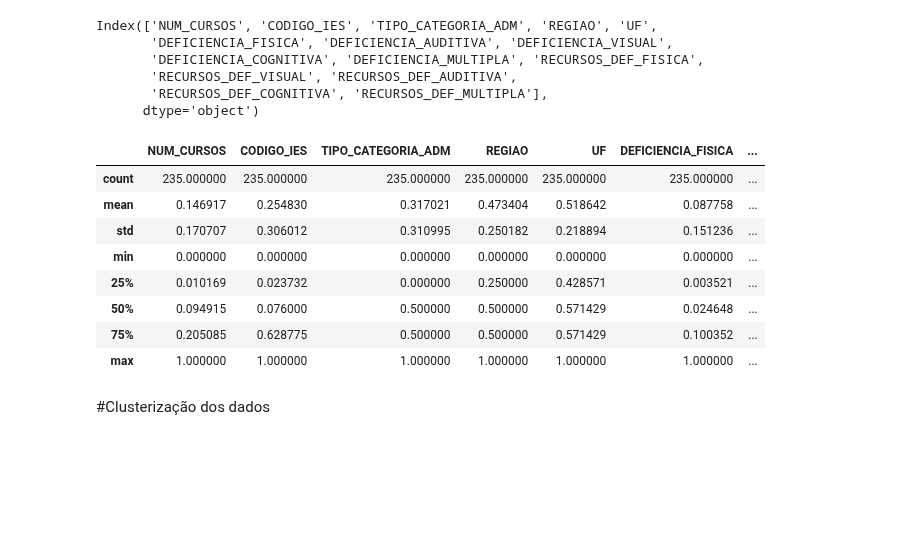
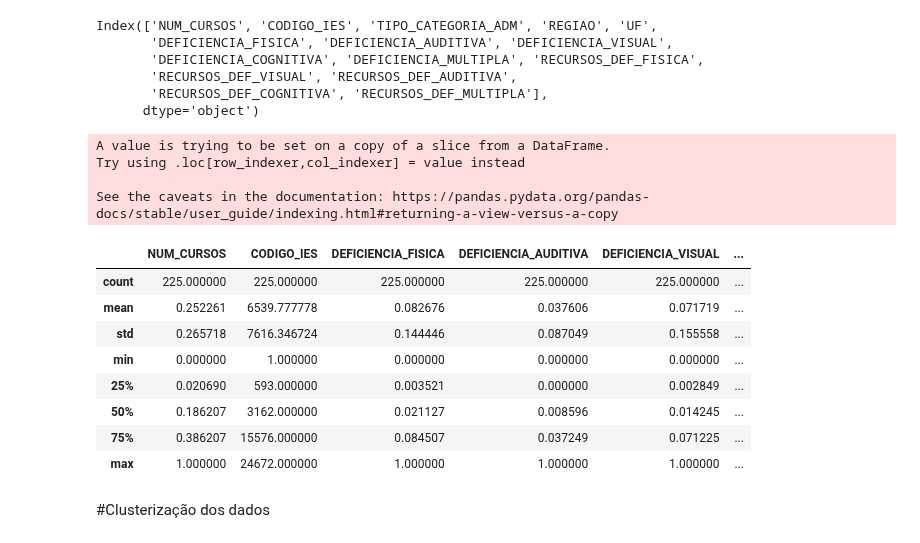
Before and after one commit to roxacarv/edulearn, a Jupyter notebook: Edulearn_clustering.ipynb, the cells around one changed output. Cells and saved outputs as stored; diff of their text form; code cells hidden in the pictures; blank space fills up the shorter version.

```diff
--- a/Edulearn_clustering.ipynb
+++ b/Edulearn_clustering.ipynb
@@ -197,15 +238,26 @@ for atributo in atributos:
-# %%
-df.describe()
-# %% [output]
-|  | NUM_CURSOS | CODIGO_IES | TIPO_CATEGORIA_ADM | REGIAO | UF | DEFICIENCIA_FISICA | ... |
-| count | 235.000000 | 235.000000 | 235.000000 | 235.000000 | 235.000000 | 235.000000 | ... |
-| mean | 0.146917 | 0.254830 | 0.317021 | 0.473404 | 0.518642 | 0.087758 | ... |
-| std | 0.170707 | 0.306012 | 0.310995 | 0.250182 | 0.218894 | 0.151236 | ... |
-| min | 0.000000 | 0.000000 | 0.000000 | 0.000000 | 0.000000 | 0.000000 | ... |
-| 25% | 0.010169 | 0.023732 | 0.000000 | 0.250000 | 0.428571 | 0.003521 | ... |
-| 50% | 0.094915 | 0.076000 | 0.500000 | 0.500000 | 0.571429 | 0.024648 | ... |
-| 75% | 0.205085 | 0.628775 | 0.500000 | 0.500000 | 0.571429 | 0.100352 | ... |
-| max | 1.000000 | 1.000000 | 1.000000 | 1.000000 | 1.000000 | 1.000000 | ... |
+# %%
+#Colunas para normalizar
+features_to_normalize = ['NUM_CURSOS','DEFICIENCIA_FISICA', 'DEFICIENCIA_AUDITIVA', 'DEFICIENCIA_VISUAL','DEFICIENCIA_COGNITIVA', 'DEFICIENCIA_MULTIPLA', 'RECURSOS_DEF_FISICA', 'RECURSOS_DEF_VISUAL', 'RECURSOS_DEF_AUDITIVA', 'RECURSOS_DEF_COGNITIVA', 'RECURSOS_DEF_MULTIPLA']
+
+novo_df[features_to_normalize] = novo_df[features_to_normalize].apply(lambda x:(x-x.min()) / (x.max()-x.min()))
+# %% [output]
+A value is trying to be set on a copy of a slice from a DataFrame.
+Try using .loc[row_indexer,col_indexer] = value instead
+
+See the caveats in the documentation: https://pandas.pydata.org/pandas-docs/stable/user_guide/indexing.html#returning-a-view-versus-a-copy
+# %%
+#Dataframe normalizado
+novo_df.describe()
+# %% [output]
+|  | NUM_CURSOS | CODIGO_IES | DEFICIENCIA_FISICA | DEFICIENCIA_AUDITIVA | DEFICIENCIA_VISUAL | ... |
+| count | 225.000000 | 225.000000 | 225.000000 | 225.000000 | 225.000000 | ... |
+| mean | 0.252261 | 6539.777778 | 0.082676 | 0.037606 | 0.071719 | ... |
+| std | 0.265718 | 7616.346724 | 0.144446 | 0.087049 | 0.155558 | ... |
+| min | 0.000000 | 1.000000 | 0.000000 | 0.000000 | 0.000000 | ... |
+| 25% | 0.020690 | 593.000000 | 0.003521 | 0.000000 | 0.002849 | ... |
+| 50% | 0.186207 | 3162.000000 | 0.021127 | 0.008596 | 0.014245 | ... |
+| 75% | 0.386207 | 15576.000000 | 0.084507 | 0.037249 | 0.071225 | ... |
+| max | 1.000000 | 24672.000000 | 1.000000 | 1.000000 | 1.000000 | ... |
 # %% [markdown]
 #Clusterização dos dados
 # %% [markdown]
```
Also changed, not shown: parts of 13 cells of this notebook.
